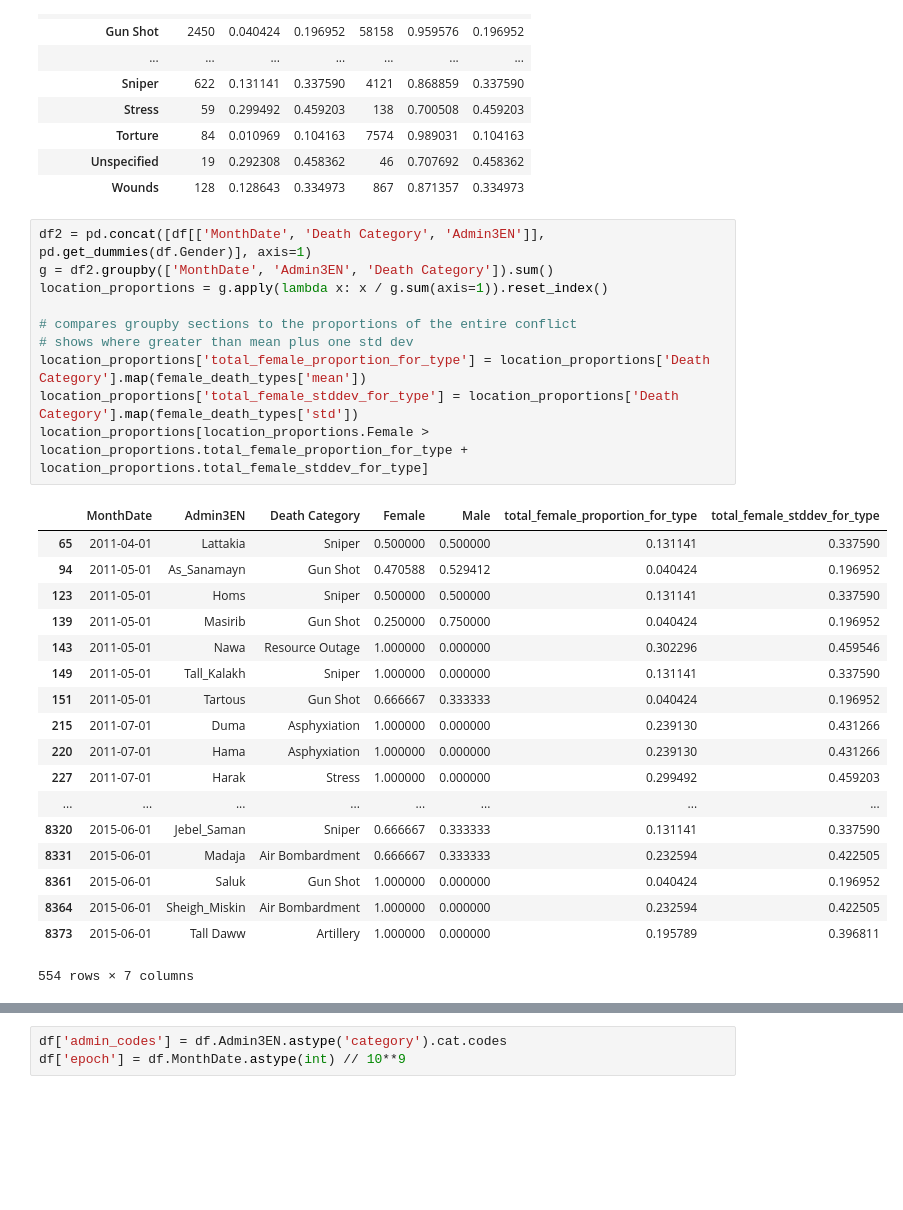
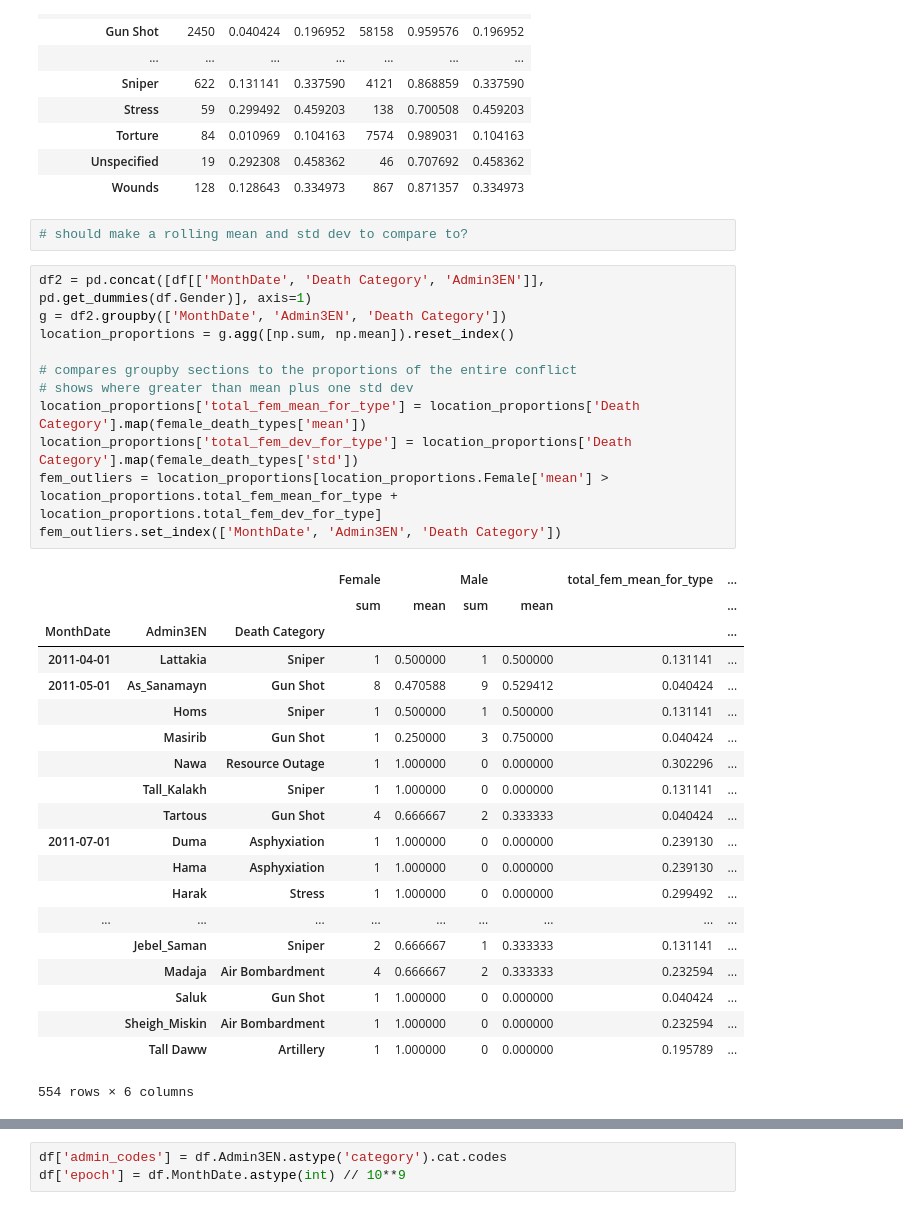
Before and after one commit to potatochip/war_crime_prediction, a Jupyter notebook: battle_clustering.ipynb, the cells around one changed output, grey strips where cells are left out. Drawn from its saved outputs; the diff is of its cells as text; blank space fills up the shorter version.

```diff
--- a/battle_clustering.ipynb
+++ b/battle_clustering.ipynb
@@ -58,32 +58,37 @@ death_types
 | Torture | 84 | 0.010969 | 0.104163 | 7574 | 0.989031 | 0.104163 |
 | Unspecified | 19 | 0.292308 | 0.458362 | 46 | 0.707692 | 0.458362 |
 | Wounds | 128 | 0.128643 | 0.334973 | 867 | 0.871357 | 0.334973 |
+# %%
+# should make a rolling mean and std dev to compare to?
 # %%
 df2 = pd.concat([df[['MonthDate', 'Death Category', 'Admin3EN']], pd.get_dummies(df.Gender)], axis=1)
-g = df2.groupby(['MonthDate', 'Admin3EN', 'Death Category']).sum()
-location_proportions = g.apply(lambda x: x / g.sum(axis=1)).reset_index()
+g = df2.groupby(['MonthDate', 'Admin3EN', 'Death Category'])
+location_proportions = g.agg([np.sum, np.mean]).reset_index()
 
 # compares groupby sections to the proportions of the entire conflict
 # shows where greater than mean plus one std dev
-location_proportions['total_female_proportion_for_type'] = location_proportions['Death Category'].map(female_death_types['mean'])
-location_proportions['total_female_stddev_for_type'] = location_proportions['Death Category'].map(female_death_types['std'])
-location_proportions[location_proportions.Female > location_proportions.total_female_proportion_for_type + location_proportions.total_female_stddev_for_type]
+location_proportions['total_fem_mean_for_type'] = location_proportions['Death Category'].map(female_death_types['mean'])
+location_proportions['total_fem_dev_for_type'] = location_proportions['Death Category'].map(female_death_types['std'])
+fem_outliers = location_proportions[location_proportions.Female['mean'] > location_proportions.total_fem_mean_for_type + location_proportions.total_fem_dev_for_type]
+fem_outliers.set_index(['MonthDate', 'Admin3EN', 'Death Category'])
 # %% [output]
-|  | MonthDate | Admin3EN | Death Category | Female | Male | total_female_proportion_for_type | total_female_stddev_for_type |
-| 65 | 2011-04-01 | Lattakia | Sniper | 0.500000 | 0.500000 | 0.131141 | 0.337590 |
-| 94 | 2011-05-01 | As_Sanamayn | Gun Shot | 0.470588 | 0.529412 | 0.040424 | 0.196952 |
-| 123 | 2011-05-01 | Homs | Sniper | 0.500000 | 0.500000 | 0.131141 | 0.337590 |
-| 139 | 2011-05-01 | Masirib | Gun Shot | 0.250000 | 0.750000 | 0.040424 | 0.196952 |
-| 143 | 2011-05-01 | Nawa | Resource Outage | 1.000000 | 0.000000 | 0.302296 | 0.459546 |
-| 149 | 2011-05-01 | Tall_Kalakh | Sniper | 1.000000 | 0.000000 | 0.131141 | 0.337590 |
-| 151 | 2011-05-01 | Tartous | Gun Shot | 0.666667 | 0.333333 | 0.040424 | 0.196952 |
-| 215 | 2011-07-01 | Duma | Asphyxiation | 1.000000 | 0.000000 | 0.239130 | 0.431266 |
-| 220 | 2011-07-01 | Hama | Asphyxiation | 1.000000 | 0.000000 | 0.239130 | 0.431266 |
-| 227 | 2011-07-01 | Harak | Stress | 1.000000 | 0.000000 | 0.299492 | 0.459203 |
-| ... | ... | ... | ... | ... | ... | ... | ... |
-| 8320 | 2015-06-01 | Jebel_Saman | Sniper | 0.666667 | 0.333333 | 0.131141 | 0.337590 |
-| 8331 | 2015-06-01 | Madaja | Air Bombardment | 0.666667 | 0.333333 | 0.232594 | 0.422505 |
-| 8361 | 2015-06-01 | Saluk | Gun Shot | 1.000000 | 0.000000 | 0.040424 | 0.196952 |
-| 8364 | 2015-06-01 | Sheigh_Miskin | Air Bombardment | 1.000000 | 0.000000 | 0.232594 | 0.422505 |
-| 8373 | 2015-06-01 | Tall Daww | Artillery | 1.000000 | 0.000000 | 0.195789 | 0.396811 |
+|  |  |  | Female |  | Male |  | total_fem_mean_for_type | ... |
+|  |  |  | sum | mean | sum | mean |  | ... |
+| MonthDate | Admin3EN | Death Category |  |  |  |  |  | ... |
+| 2011-04-01 | Lattakia | Sniper | 1 | 0.500000 | 1 | 0.500000 | 0.131141 | ... |
+| 2011-05-01 | As_Sanamayn | Gun Shot | 8 | 0.470588 | 9 | 0.529412 | 0.040424 | ... |
+|  | Homs | Sniper | 1 | 0.500000 | 1 | 0.500000 | 0.131141 | ... |
+|  | Masirib | Gun Shot | 1 | 0.250000 | 3 | 0.750000 | 0.040424 | ... |
+|  | Nawa | Resource Outage | 1 | 1.000000 | 0 | 0.000000 | 0.302296 | ... |
+|  | Tall_Kalakh | Sniper | 1 | 1.000000 | 0 | 0.000000 | 0.131141 | ... |
+|  | Tartous | Gun Shot | 4 | 0.666667 | 2 | 0.333333 | 0.040424 | ... |
+| 2011-07-01 | Duma | Asphyxiation | 1 | 1.000000 | 0 | 0.000000 | 0.239130 | ... |
+|  | Hama | Asphyxiation | 1 | 1.000000 | 0 | 0.000000 | 0.239130 | ... |
+|  | Harak | Stress | 1 | 1.000000 | 0 | 0.000000 | 0.299492 | ... |
+| ... | ... | ... | ... | ... | ... | ... | ... | ... |
+|  | Jebel_Saman | Sniper | 2 | 0.666667 | 1 | 0.333333 | 0.131141 | ... |
+|  | Madaja | Air Bombardment | 4 | 0.666667 | 2 | 0.333333 | 0.232594 | ... |
+|  | Saluk | Gun Shot | 1 | 1.000000 | 0 | 0.000000 | 0.040424 | ... |
+|  | Sheigh_Miskin | Air Bombardment | 1 | 1.000000 | 0 | 0.000000 | 0.232594 | ... |
+|  | Tall Daww | Artillery | 1 | 1.000000 | 0 | 0.000000 | 0.195789 | ... |
-554 rows × 7 columns
+554 rows × 6 columns
```
Also changed, not shown: parts of 1 cell of this notebook.
